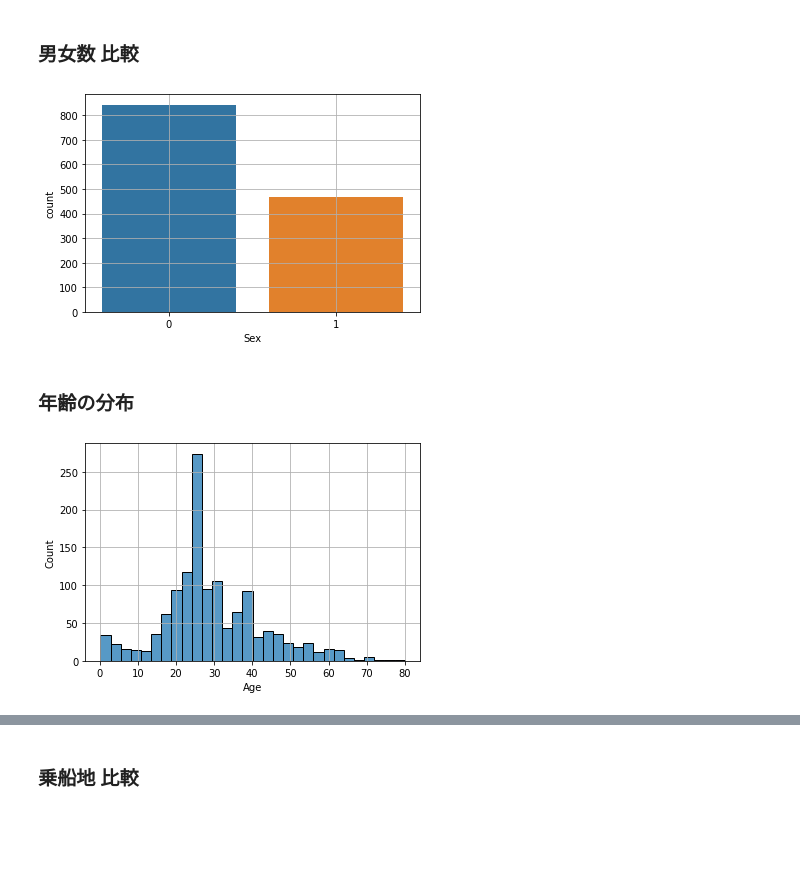
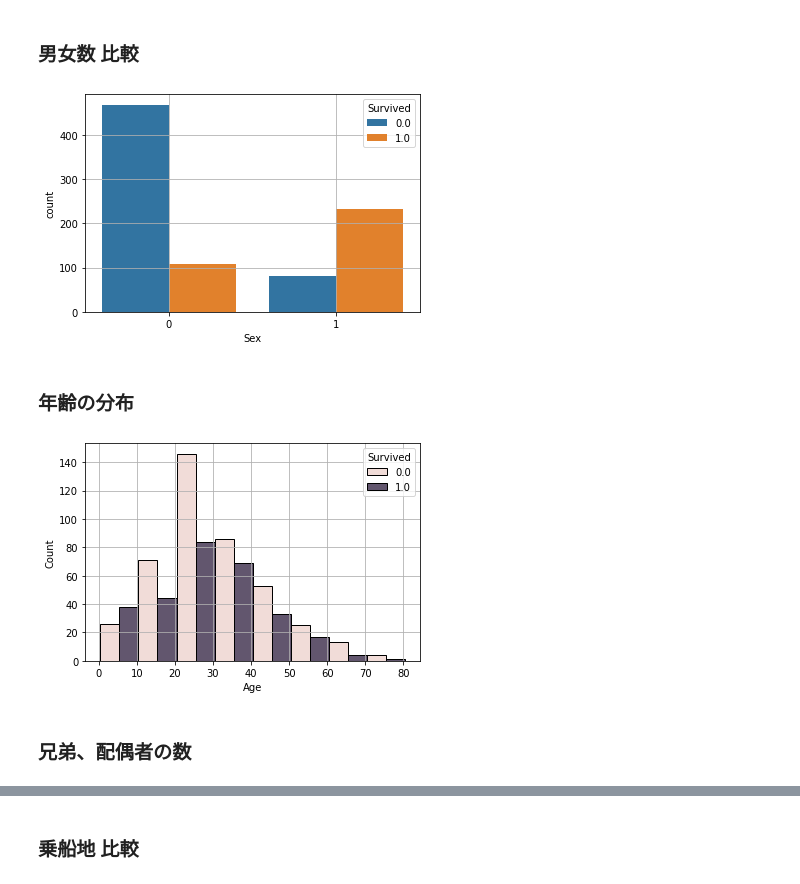
Before and after one commit to kanameg/ml4se, a Jupyter notebook: python/src/data_analysis.ipynb, the cells around one changed output, grey strips where cells are left out. Cells and saved outputs as stored; diff of their text form; code cells hidden in the pictures; blank space fills up the shorter version.

```diff
--- a/python/src/data_analysis.ipynb
+++ b/python/src/data_analysis.ipynb
@@ -108,16 +183,18 @@ plt.grid(True)
 # %% [markdown]
 ### 男女数 比較
 # %%
-sns.countplot(data=data, x='Sex')
+sns.countplot(data=data, x='Sex', hue='Survived')
 plt.xlabel('Sex')
 plt.grid(True)
 # %% [output]
-[figure, old version]
+[figure, new version]
 # %% [markdown]
 ### 年齢の分布
 # %%
-sns.histplot(data=data, x='Age')
+sns.histplot(data=data, x='Age', binwidth=10, hue='Survived', multiple="dodge")
 plt.xlabel('Age')
 plt.grid(True)
 # %% [output]
-[figure, old version]
+[figure, new version]
+# %% [markdown]
+### 兄弟、配偶者の数
```
Also changed, not shown: parts of 39 cells of this notebook.
